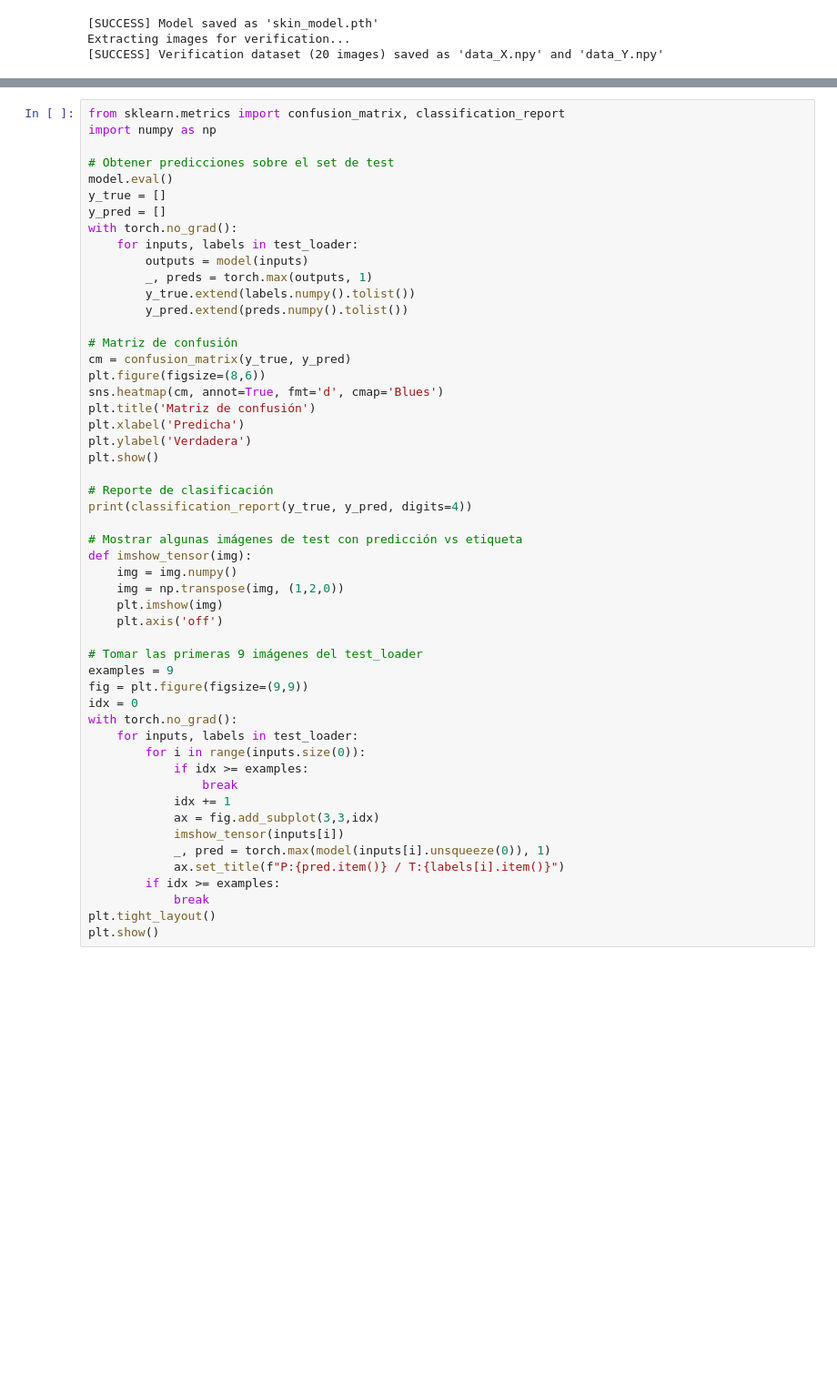
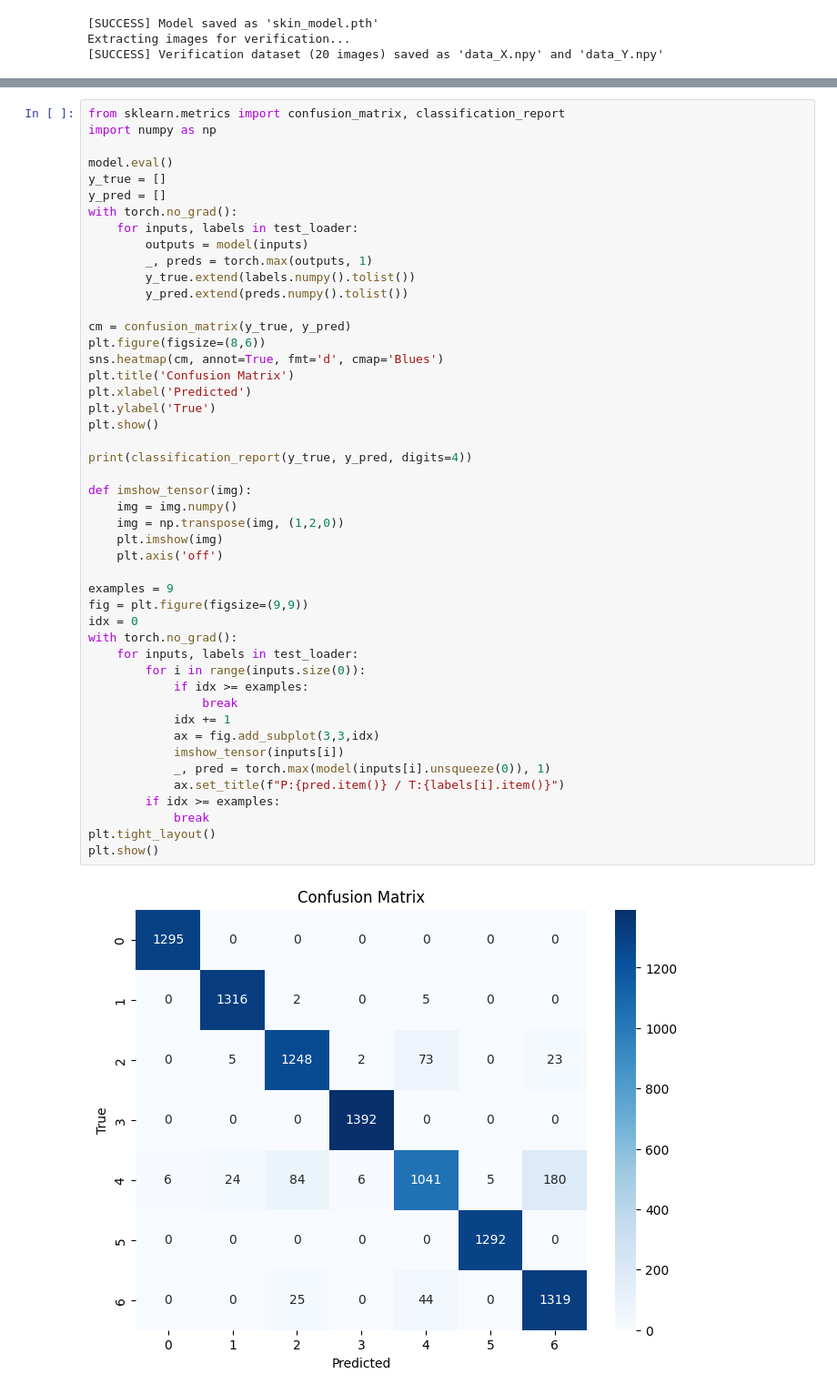
Before and after one commit to afm719/safe-and-verfied-AI-project, a Jupyter notebook: code/CNN_modelFV.ipynb, the cells around one changed output, grey strips where cells are left out. Shown at 91% size. Saved outputs shown, nothing was run; the diff lists cells and outputs as text; blank space fills up the shorter version.

```diff
--- a/code/CNN_modelFV.ipynb
+++ b/code/CNN_modelFV.ipynb
@@ -208,7 +225,6 @@ plt.show()
 from sklearn.metrics import confusion_matrix, classification_report
 import numpy as np
 
-# Obtener predicciones sobre el set de test
 model.eval()
 y_true = []
 y_pred = []
@@ -219,40 +235,38 @@ with torch.no_grad():
         y_true.extend(labels.numpy().tolist())
         y_pred.extend(preds.numpy().tolist())
 
-# Matriz de confusión
 cm = confusion_matrix(y_true, y_pred)
 plt.figure(figsize=(8,6))
 sns.heatmap(cm, annot=True, fmt='d', cmap='Blues')
-plt.title('Matriz de confusión')
-plt.xlabel('Predicha')
-plt.ylabel('Verdadera')
+plt.title('Confusion Matrix')
+plt.xlabel('Predicted')
+plt.ylabel('True')
 plt.show()
 
-# Reporte de clasificación
 print(classification_report(y_true, y_pred, digits=4))
 
-# Mostrar algunas imágenes de test con predicción vs etiqueta
 def imshow_tensor(img):
     img = img.numpy()
     img = np.transpose(img, (1,2,0))
     plt.imshow(img)
     plt.axis('off')
 
-# Tomar las primeras 9 imágenes del test_loader
 examples = 9
 fig = plt.figure(figsize=(9,9))
 idx = 0
 with torch.no_grad():
     for inputs, labels in test_loader:
         for i in range(inputs.size(0)):
             if idx >= examples:
                 break
             idx += 1
             ax = fig.add_subplot(3,3,idx)
             imshow_tensor(inputs[i])
             _, pred = torch.max(model(inputs[i].unsqueeze(0)), 1)
             ax.set_title(f"P:{pred.item()} / T:{labels[i].item()}")
         if idx >= examples:
             break
 plt.tight_layout()
 plt.show()
+# %% [output]
+[figure, added]
```
Also changed, not shown: parts of 3 cells of this notebook.
